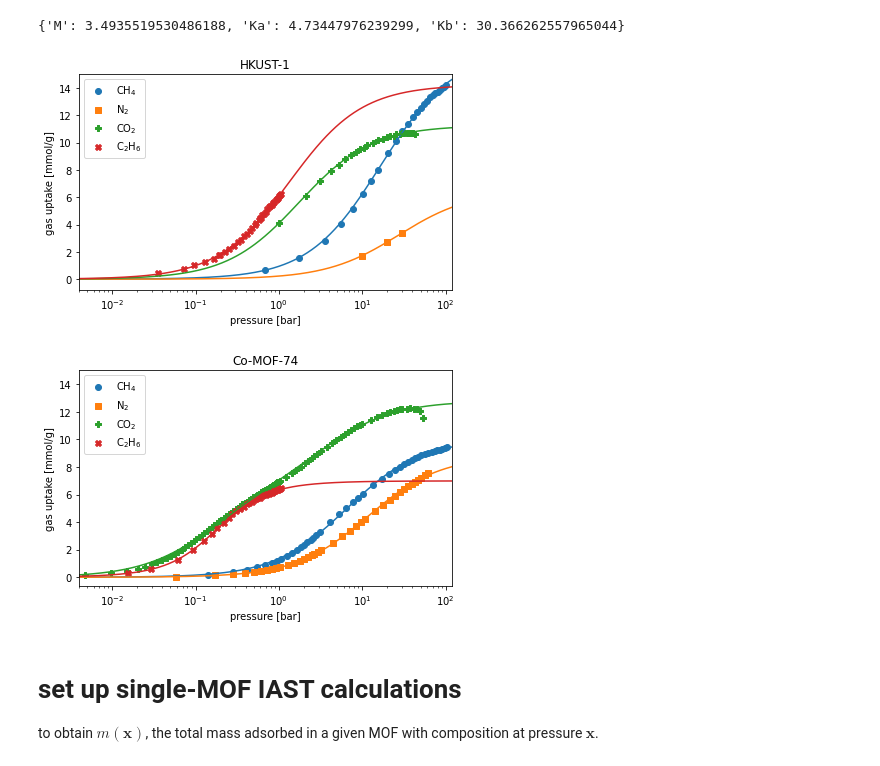
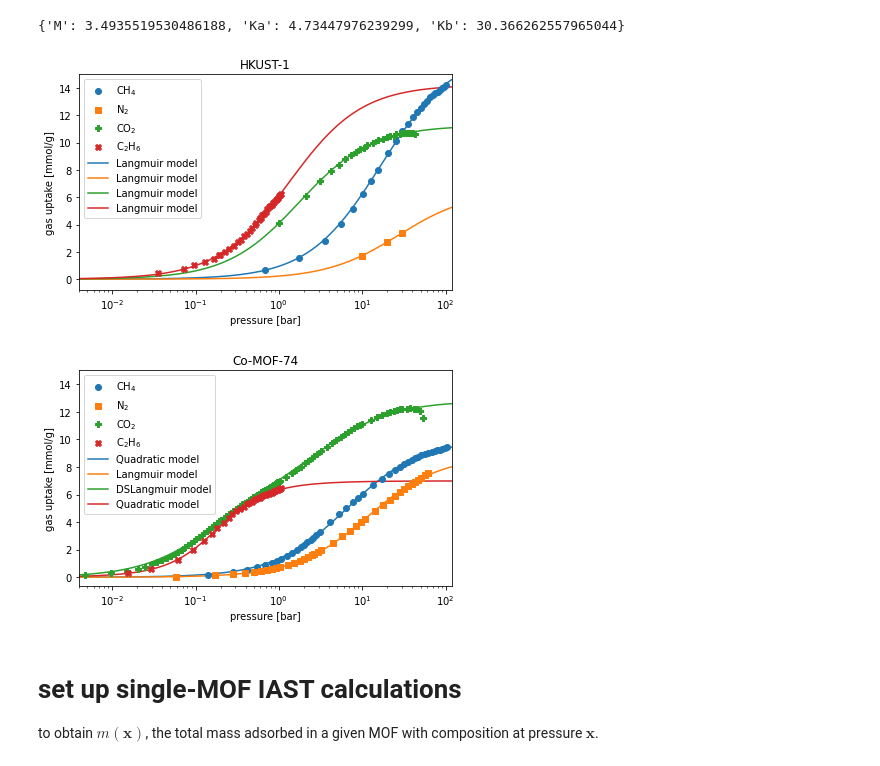
Before and after one commit to SimonEnsemble/unresponsive_directions_in_sensors, a Jupyter notebook: IAST.ipynb, the cells around one changed output. Drawn from its saved outputs; the diff is of its cells as text; code cells hidden in the pictures.

Commit message:
put isoterm models on plot

```diff
--- a/IAST.ipynb
+++ b/IAST.ipynb
@@ -111,19 +111,22 @@ for mof in mofs:
 [figure]
 # %% [markdown]
 # fit isotherm models to data for IAST
+# %%
+ads_models = dict()
+for mof in mofs:
+    ads_models[mof] = dict()
+    for gas in gases:
+        ads_models[mof][gas] = "Langmuir"
+ads_models["Co-MOF-74"]["C2H6"] = "Quadratic"
+ads_models["Co-MOF-74"]["CH4"] = "Quadratic"
+ads_models["Co-MOF-74"]["CO2"] = "DSLangmuir"
 # %%
 isotherms = dict()
 for mof in mofs:
     isotherms[mof] = dict()
     for gas in gases:
-        model = "Langmuir"
-        if mof == "Co-MOF-74":
-            if gas in ["C2H6", "CH4"]:
-                model = "Quadratic"
-            if gas == "CO2":
-                model = "DSLangmuir"
         isotherms[mof][gas] = iast.ModelIsotherm(isotherm_data[mof][gas],
-                                                 loading_key="N(mmol/g)", pressure_key="p(bar)", model=model)
+                                                 loading_key="N(mmol/g)", pressure_key="p(bar)", model=ads_models[mof][gas])
 # %%
 isotherms["Co-MOF-74"]["C2H6"].params
 # %% [output]
@@ -131,24 +134,29 @@ isotherms["Co-MOF-74"]["C2H6"].params
 # %%
 for mof in mofs:
     pressures = np.logspace(-3, 2.5, 500)
 
     plt.figure()# figsize=[0.8*6.4, 0.7*4.8])
     for gas in gases:
+        plt.plot(pressures, isotherms[mof][gas].loading(pressures), color=gas_to_color[gas], label=ads_models[mof][gas] + " model")
         plt.scatter(isotherm_data[mof][gas]["p(bar)"], isotherm_data[mof][gas]["N(mmol/g)"],
-                    marker=gas_to_symbol[gas], label=gas_to_label[gas], color=gas_to_color[gas])
-        plt.plot(pressures, isotherms[mof][gas].loading(pressures), color=gas_to_color[gas])
+                    marker=gas_to_symbol[gas], label=gas_to_label[gas], color=gas_to_color[gas], zorder=1000)
     plt.xscale("log")
     plt.ylim(ymax=15)
     plt.xlim([0.004, 120])
     plt.xlabel("pressure [bar]")
     plt.ylabel("gas uptake [mmol/g]")
     plt.title(mof)
-    plt.legend()
+    # legend
+    handles, labels = plt.gca().get_legend_handles_labels()
+    # sort both labels and handles by labels
+    plt.legend(handles[4:8] + handles[0:4], labels[4:8] + labels[0:4])
+
+#     plt.legend()
     plt.tight_layout()
     plt.savefig(mof + "isotherms.pdf", format="pdf")
 # %% [output]
-[figure, old version]
+[figure, new version]
-[figure, old version]
+[figure, new version]
 # %% [markdown]
 # set up single-MOF IAST calculations
 to obtain $m(\mathbf{x})$, the total mass adsorbed in a given MOF with composition at pressure $\mathbf{x}$.
```
Also changed, not shown: parts of 1 cell of this notebook.
